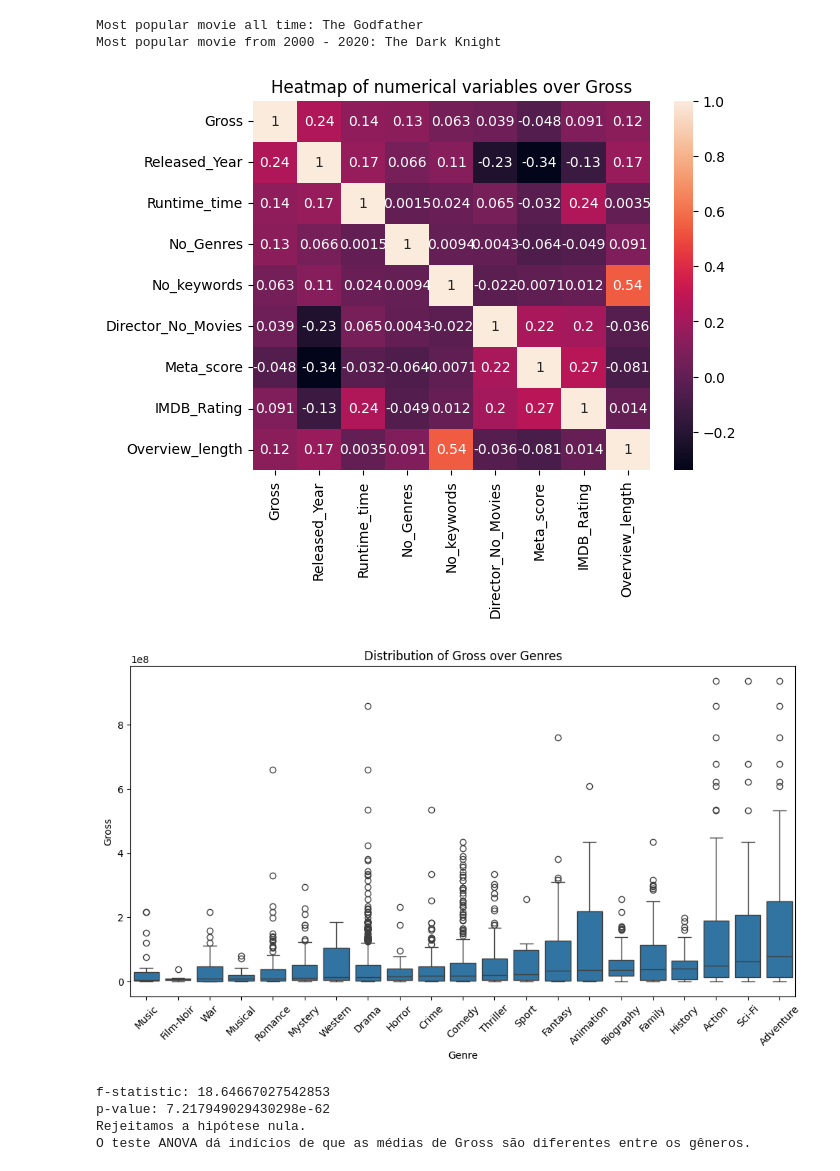
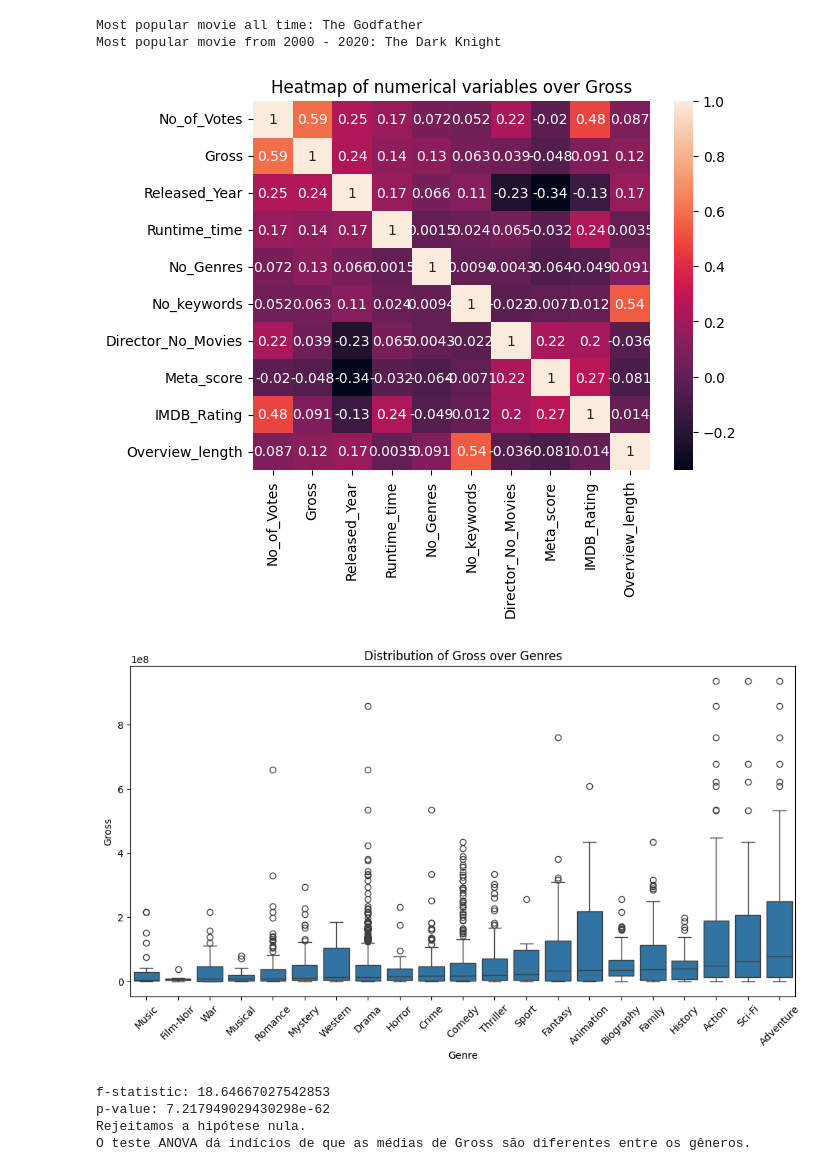
Before and after one commit to nevidomyyb/LH_CD_PEDRO_HENRIQUE_BARBOSA_DA_CUNHA, a Jupyter notebook: challenge.ipynb, the cells around one changed output. Saved outputs shown, nothing was run; the diff lists cells and outputs as text; code cells hidden in the pictures.

Commit message:
add: titles to plot and add No of Votes to heatmap

```diff
--- a/challenge.ipynb
+++ b/challenge.ipynb
@@ -440,34 +457,34 @@ print(f'Most popular movie from 2000 - 2020: {most_popular_recent_movie.iloc[0,
 Most popular movie all time: The Godfather
 Most popular movie from 2000 - 2020: The Dark Knight
 # %%
-gross_corr = dataset[['Gross', 'Released_Year', 'Runtime_time', 'No_Genres', 'No_keywords', 'Director_No_Movies', 'Meta_score', 'IMDB_Rating', 'Overview_length']].corr()
+gross_corr = dataset[['No_of_Votes','Gross', 'Released_Year', 'Runtime_time', 'No_Genres', 'No_keywords', 'Director_No_Movies', 'Meta_score', 'IMDB_Rating', 'Overview_length']].corr()
 
 sns.heatmap(gross_corr, annot=True)
 plt.title('Heatmap of numerical variables over Gross')
 plt.show()
 
 df_genre_gross = dataset.assign(Genre=dataset["Genre"].str.split(", ")).explode("Genre").reset_index()
 
 plt.figure(figsize=(12,6))
 sns.boxplot(data=df_genre_gross, x="Genre", y="Gross", order=df_genre_gross.groupby("Genre")["Gross"].median().sort_values().index)
 plt.xticks(rotation=45)
 plt.title('Distribution of Gross over Genres')
 plt.show()
 
 groups = [group['Gross'].values for name, group in df_genre_gross.groupby('Genre', observed=True)]
 
 f_stat, p_val = f_oneway(*groups)
 print(f'f-statistic: {f_stat}')
 print(f'p-value: {p_val}')
 
 if p_val < 0.05:
     print('Rejeitamos a hipótese nula.')
     print('O teste ANOVA dá indícios de que as médias de Gross são diferentes entre os gêneros.')
 else:
     print('Não rejeitamos a hipótese nula.')
     print('O teste ANOVA não dá indícios de que as médias de Gross sejam diferentes entre os gêneros.')
 # %% [output]
-[figure, old version]
+[figure, new version]
 [figure]
 f-statistic: 18.64667027542853
 p-value: 7.217949029430298e-62
```
Also changed, not shown: parts of 2 cells of this notebook.
